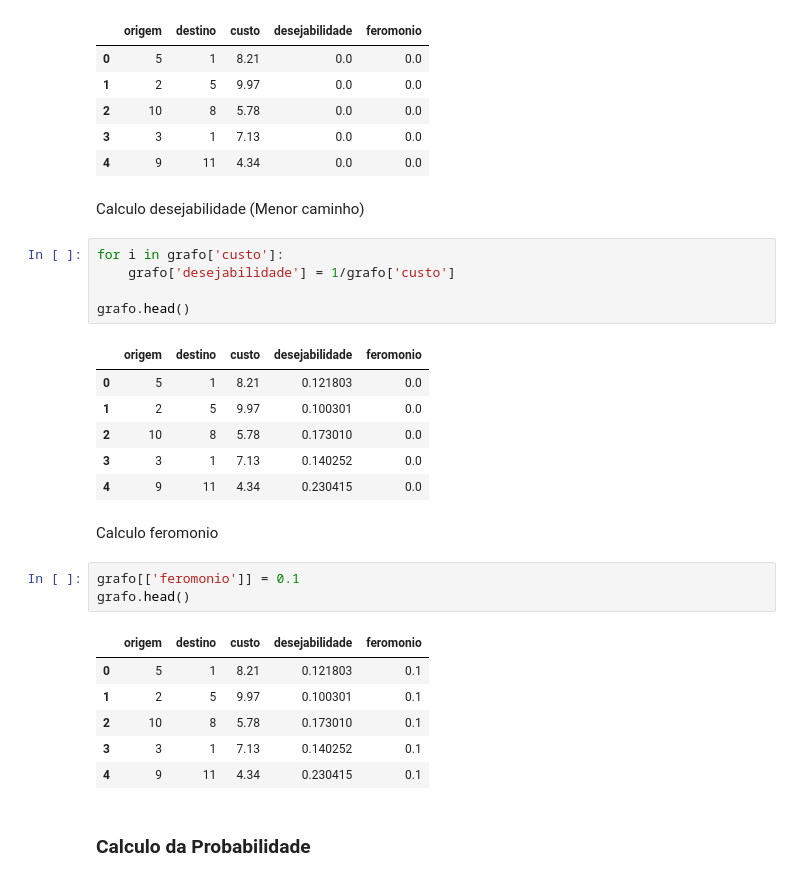
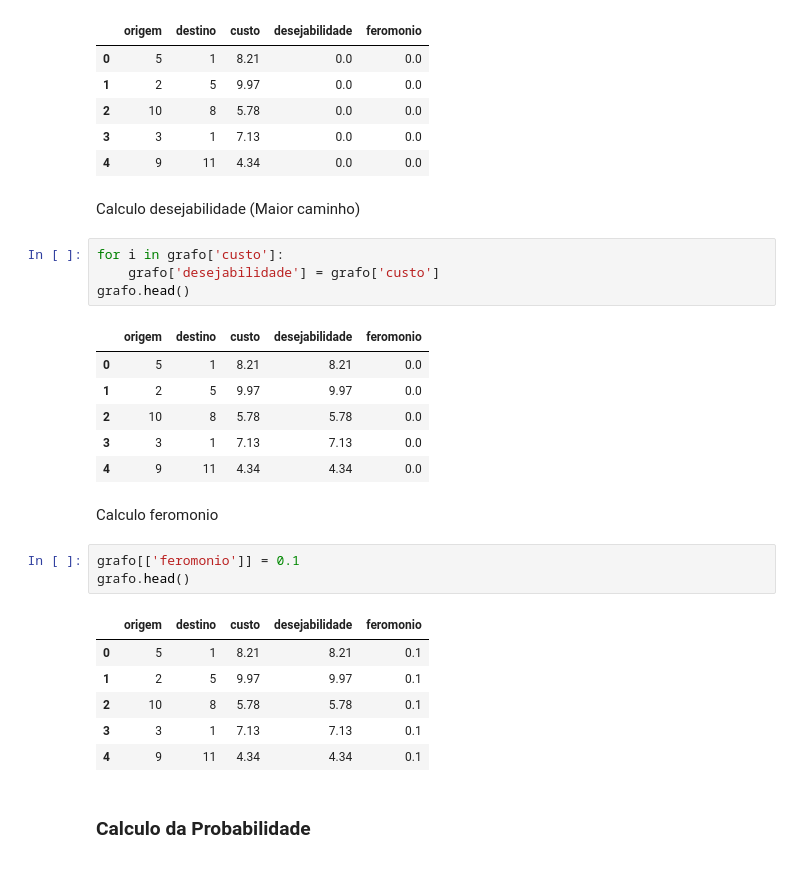
Before and after one commit to caueDsilva/ACO-Optimization, a Jupyter notebook: ACO.ipynb, the cells around one changed output. Saved outputs shown, nothing was run; the diff lists cells and outputs as text.

```diff
--- a/ACO.ipynb
+++ b/ACO.ipynb
@@ -34,19 +34,18 @@ grafo.head()
 | 3 | 3 | 1 | 7.13 | 0.0 | 0.0 |
 | 4 | 9 | 11 | 4.34 | 0.0 | 0.0 |
 # %% [markdown]
-Calculo desejabilidade (Menor caminho)
+Calculo desejabilidade (Maior caminho)
 # %%
 for i in grafo['custo']:
-    grafo['desejabilidade'] = 1/grafo['custo']
-
+    grafo['desejabilidade'] = grafo['custo']
 grafo.head()
 # %% [output]
 |  | origem | destino | custo | desejabilidade | feromonio |
-| 0 | 5 | 1 | 8.21 | 0.121803 | 0.0 |
-| 1 | 2 | 5 | 9.97 | 0.100301 | 0.0 |
-| 2 | 10 | 8 | 5.78 | 0.173010 | 0.0 |
-| 3 | 3 | 1 | 7.13 | 0.140252 | 0.0 |
-| 4 | 9 | 11 | 4.34 | 0.230415 | 0.0 |
+| 0 | 5 | 1 | 8.21 | 8.21 | 0.0 |
+| 1 | 2 | 5 | 9.97 | 9.97 | 0.0 |
+| 2 | 10 | 8 | 5.78 | 5.78 | 0.0 |
+| 3 | 3 | 1 | 7.13 | 7.13 | 0.0 |
+| 4 | 9 | 11 | 4.34 | 4.34 | 0.0 |
 # %% [markdown]
 Calculo feromonio
 # %%
@@ -54,11 +53,11 @@ grafo[['feromonio']] = 0.1
 grafo.head()
 # %% [output]
 |  | origem | destino | custo | desejabilidade | feromonio |
-| 0 | 5 | 1 | 8.21 | 0.121803 | 0.1 |
-| 1 | 2 | 5 | 9.97 | 0.100301 | 0.1 |
-| 2 | 10 | 8 | 5.78 | 0.173010 | 0.1 |
-| 3 | 3 | 1 | 7.13 | 0.140252 | 0.1 |
-| 4 | 9 | 11 | 4.34 | 0.230415 | 0.1 |
+| 0 | 5 | 1 | 8.21 | 8.21 | 0.1 |
+| 1 | 2 | 5 | 9.97 | 9.97 | 0.1 |
+| 2 | 10 | 8 | 5.78 | 5.78 | 0.1 |
+| 3 | 3 | 1 | 7.13 | 7.13 | 0.1 |
+| 4 | 9 | 11 | 4.34 | 4.34 | 0.1 |
 # %% [markdown]
 ### Calculo da Probabilidade
 # %%
```
Also changed, not shown: parts of 7 cells of this notebook.
